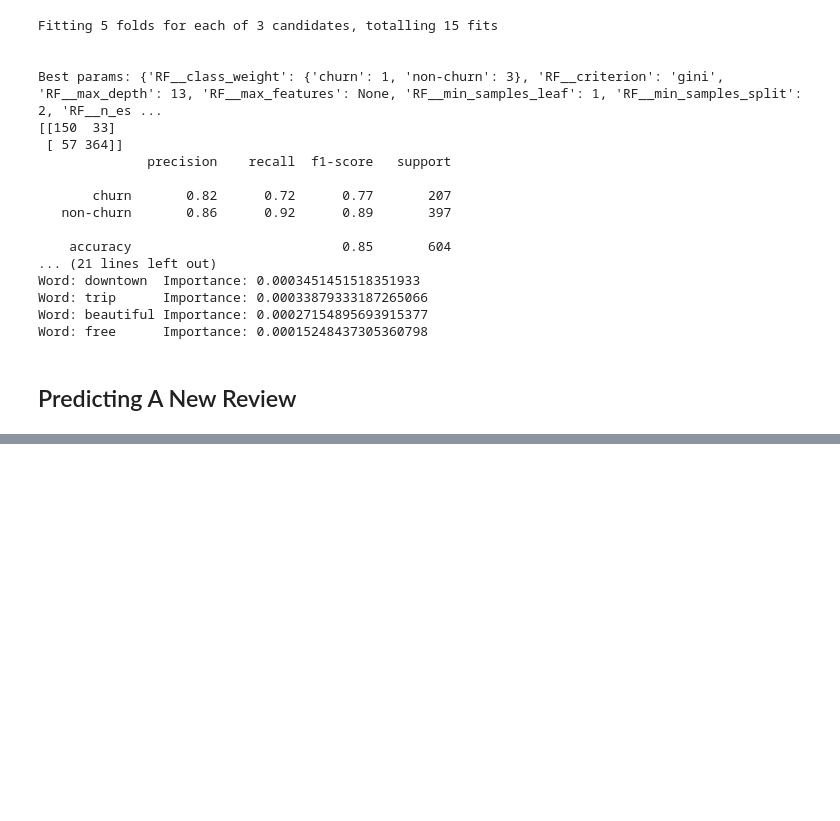
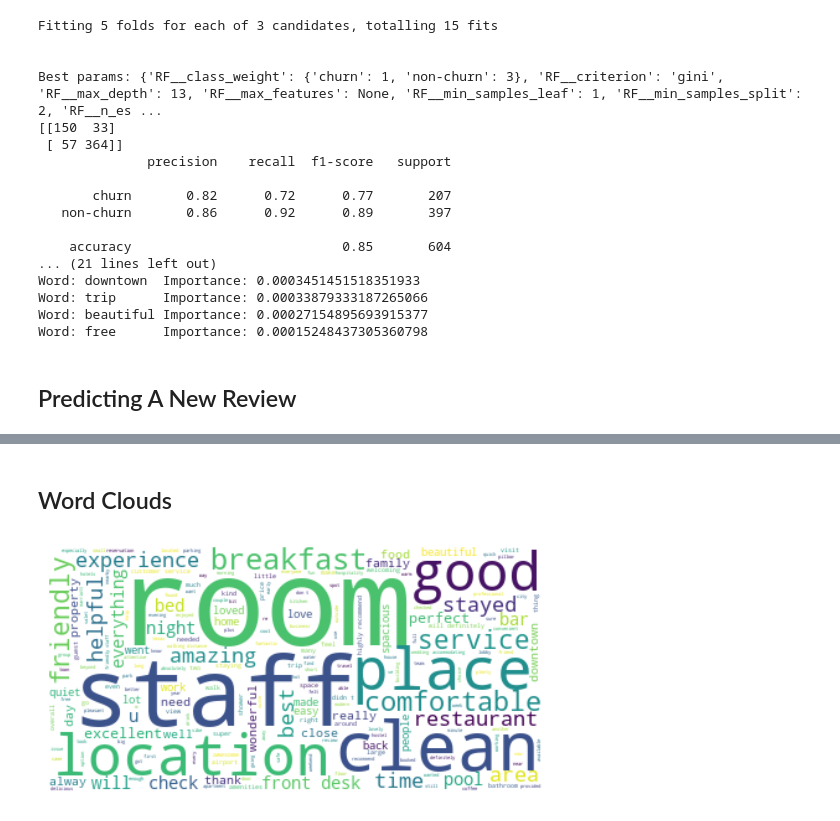
Before and after one commit to duynlq/reviews-prediction, a Jupyter notebook: ANALYSIS.ipynb, the cells around one changed output, grey strips where cells are left out. Drawn from its saved outputs; the diff is of its cells as text; code cells hidden in the pictures; blank space fills up the shorter version.

Commit message:
Added word clouds to notebook

```diff
--- a/ANALYSIS.ipynb
+++ b/ANALYSIS.ipynb
@@ -432 +434,27 @@ the gold level service was incredible i hate writing reviews but this experience
 ['non-churn']
+# %% [markdown]
+## Word Clouds
+# %%
+# Non-churn reviews, general manager needs to reply with thanks
+# Create stopword list:
+stopwords = set(STOPWORDS)
+
+# UPDATE THIS WITH WORDS THAT ARE USELESS
+# subject of the reviews "hotel"
+# city of hotels "austin"
+# random 1 letter words
+stopwords.update(["hotel", "austin", "s", "stay", "great", "nice", "one"])
+
+# Combine all non-churn review texts
+positive_reviews = " ".join(review for review in df.processed_review[df.churn == 'non-churn'])
+
+# Generate a word cloud image
+wordcloud = WordCloud(stopwords=stopwords, background_color="white").generate(positive_reviews)
+
+# Display the generated image:
+# the matplotlib way:
+plt.imshow(wordcloud, interpolation='bilinear')
+plt.axis("off")
+plt.show()
+# %% [output]
+[figure, added]
```
Also changed, not shown: parts of 7 cells of this notebook, 2 other files.
